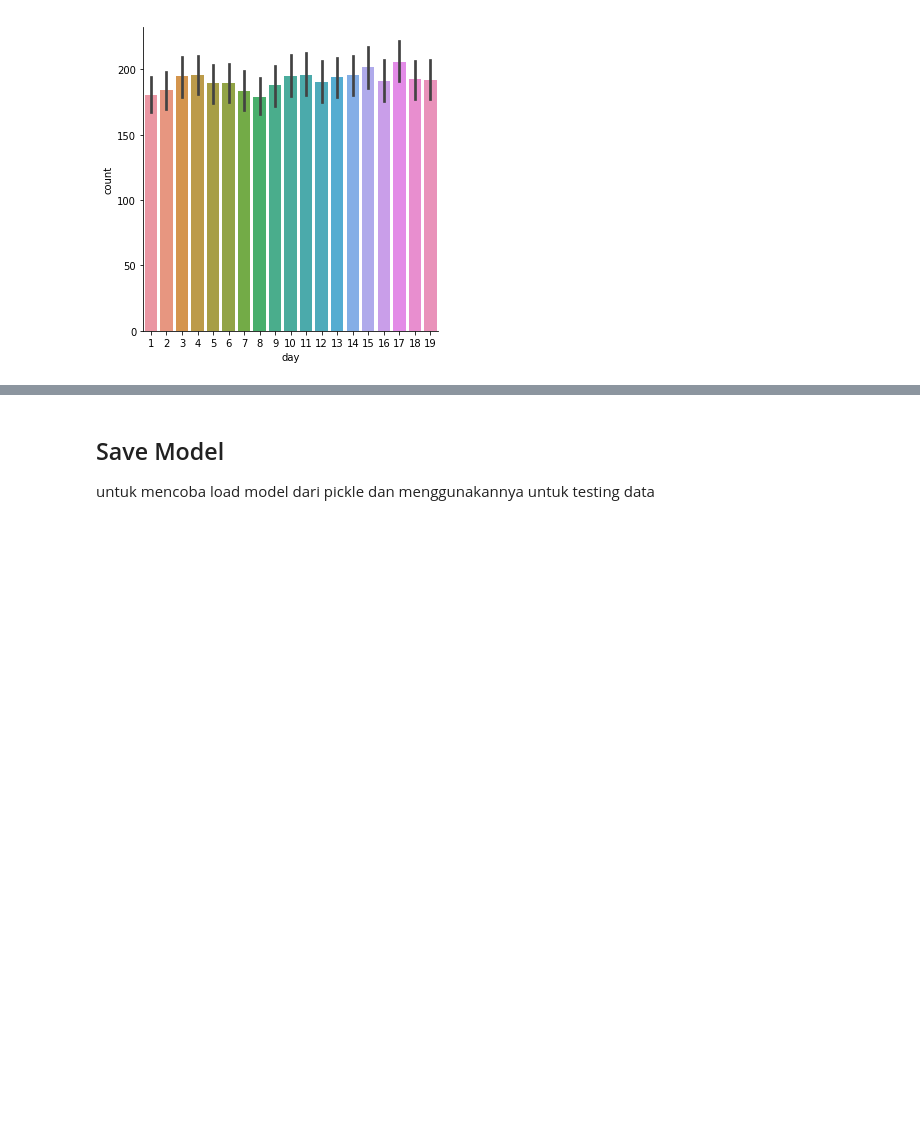
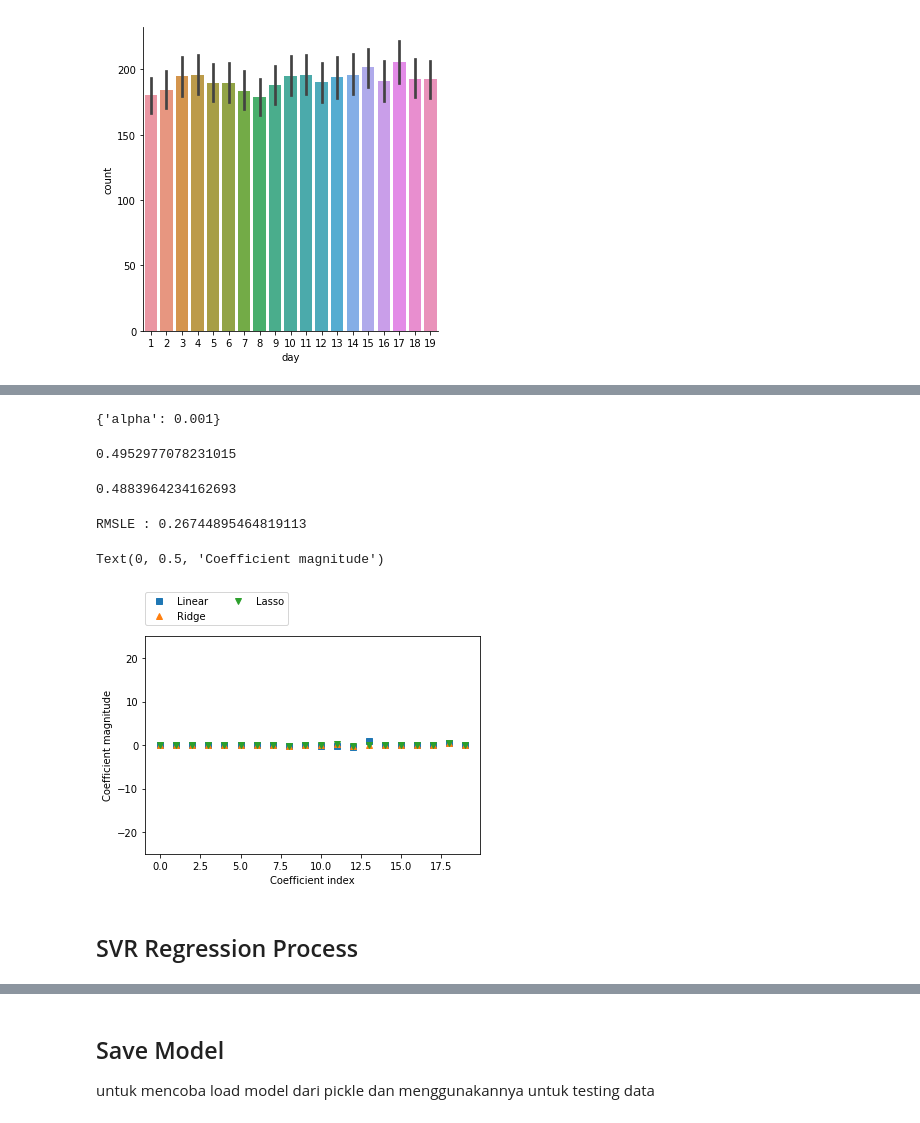
Before and after one commit to adamwdb/bike_demand, a Jupyter notebook: eFishery Tas _ Bicycle.ipynb, the cells around one changed output, grey strips where cells are left out. Saved outputs shown, nothing was run; the diff lists cells and outputs as text; code cells hidden in the pictures; blank space fills up the shorter version.

```diff
--- a/eFishery Tas _ Bicycle.ipynb
+++ b/eFishery Tas _ Bicycle.ipynb
@@ -312,0 +283,2 @@ df_test.to_csv('answer_with_XGBoost.csv',index=False)
+# %%
+grid_search.fit(X_train,y_train)
@@ -312,0 +309,6 @@ df_test.to_csv('answer_with_XGBoost.csv',index=False)
+# %%
+param_grid_LS = {'alpha': [0.001,0.01,0.1, 1, 10]}
+# %%
+grid_search_LS = GridSearchCV(Lasso(), param_grid_LS, cv=5)
+# %%
+grid_search_LS.fit(X_train,y_train)
@@ -312,0 +324,29 @@ df_test.to_csv('answer_with_XGBoost.csv',index=False)
+# %%
+grid_search_LS.best_params_
+# %% [output]
+{'alpha': 0.001}
+# %%
+print(grid_search_LS.score(X_test,y_test))
+# %% [output]
+0.4952977078231015
+# %%
+grid_search_LS.best_score_
+# %% [output]
+0.4883964234162693
+# %%
+print('RMSLE :', np.sqrt(mean_squared_log_error(y_train,grid_search_LS.predict(X_train))))
+# %% [output]
+RMSLE : 0.26744895464819113
+# %%
+plt.plot(lr.coef_, 's', label="Linear")
+plt.plot(grid_search.best_estimator_.coef_, '^', label="Ridge")
+plt.plot(grid_search_LS.best_estimator_.coef_, 'v', label="Lasso")
+plt.legend(ncol=2, loc=(0, 1.05))
+plt.ylim(-25, 25)
+plt.xlabel("Coefficient index")
+plt.ylabel("Coefficient magnitude")
+# %% [output]
+Text(0, 0.5, 'Coefficient magnitude')
+[figure, added]
+# %% [markdown]
+## SVR Regression Process
```
Also changed, not shown: parts of 60 cells of this notebook, 3 other files.
